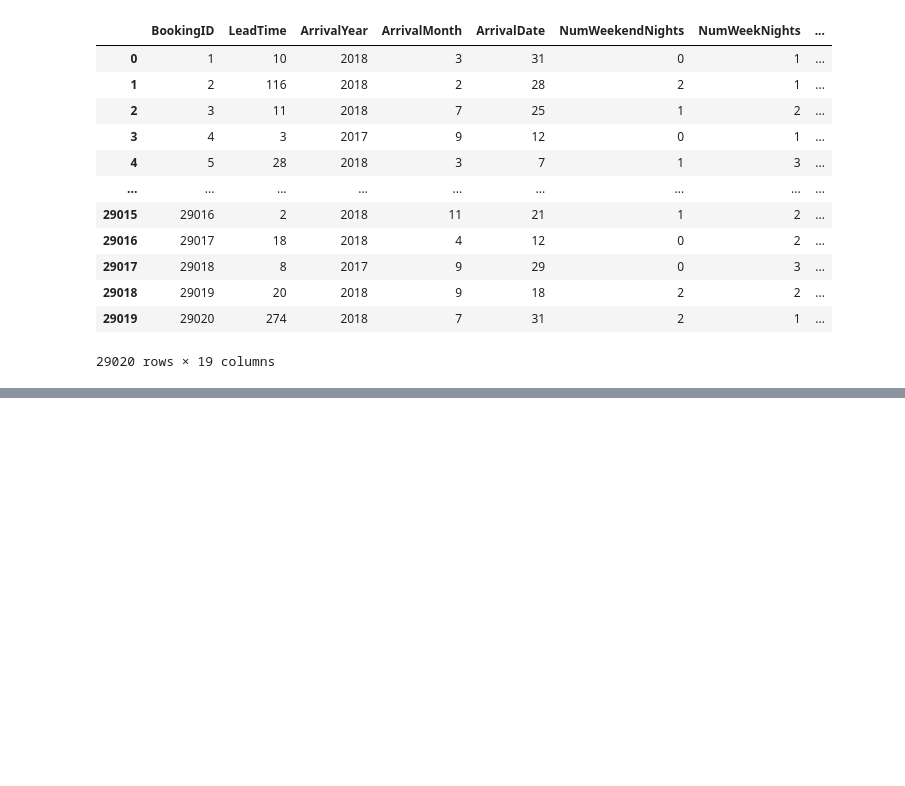
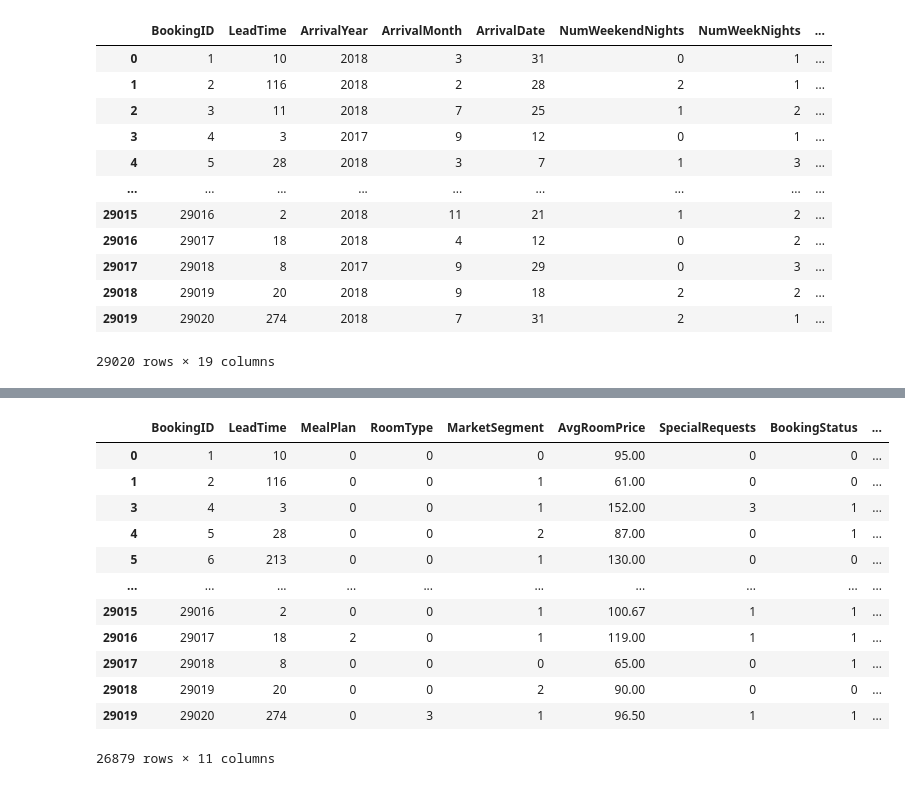
Before and after one commit to andy0207huang/dataquest-2023, a Jupyter notebook: groupby.ipynb, the cells around one changed output, grey strips where cells are left out. Cells and saved outputs as stored; diff of their text form; code cells hidden in the pictures; blank space fills up the shorter version.

```diff
--- a/groupby.ipynb
+++ b/groupby.ipynb
@@ -111,0 +130,4 @@ seasons.head(50)
+# %%
+withoutChild = data[data["NumChildren"] == 0]
+withoutChild["Total People"] = withoutChild["NumAdults"]
+withoutChild
@@ -111,0 +183,31 @@ seasons.head(50)
+# %%
+
+withoutChildCleaned = withoutChild.drop([
+                                    "ArrivalYear",
+                                    "ArrivalMonth",
+                                    "ArrivalDate",
+                                    "NumWeekendNights",
+                                    "NumWeekNights",
+                                    "Parking",
+                                    "NumAdults",
+                                    "NumChildren",
+                                    "RepeatedGuest",
+                                    "NumPrevCancellations",
+                                    "NumPreviousNonCancelled"
+                                ], axis=1)
+
+withoutChildCleaned
+# %% [output]
+|  | BookingID | LeadTime | MealPlan | RoomType | MarketSegment | AvgRoomPrice | SpecialRequests | BookingStatus | ... |
+| 0 | 1 | 10 | 0 | 0 | 0 | 95.00 | 0 | 0 | ... |
+| 1 | 2 | 116 | 0 | 0 | 1 | 61.00 | 0 | 0 | ... |
+| 3 | 4 | 3 | 0 | 0 | 1 | 152.00 | 3 | 1 | ... |
+| 4 | 5 | 28 | 0 | 0 | 2 | 87.00 | 0 | 1 | ... |
+| 5 | 6 | 213 | 0 | 0 | 1 | 130.00 | 0 | 0 | ... |
+| ... | ... | ... | ... | ... | ... | ... | ... | ... | ... |
+| 29015 | 29016 | 2 | 0 | 0 | 1 | 100.67 | 1 | 1 | ... |
+| 29016 | 29017 | 18 | 2 | 0 | 1 | 119.00 | 1 | 1 | ... |
+| 29017 | 29018 | 8 | 0 | 0 | 0 | 65.00 | 0 | 1 | ... |
+| 29018 | 29019 | 20 | 0 | 0 | 2 | 90.00 | 0 | 0 | ... |
+| 29019 | 29020 | 274 | 0 | 3 | 1 | 96.50 | 1 | 1 | ... |
+26879 rows × 11 columns
```
Also changed, not shown: parts of 8 cells of this notebook, 3 other files.
